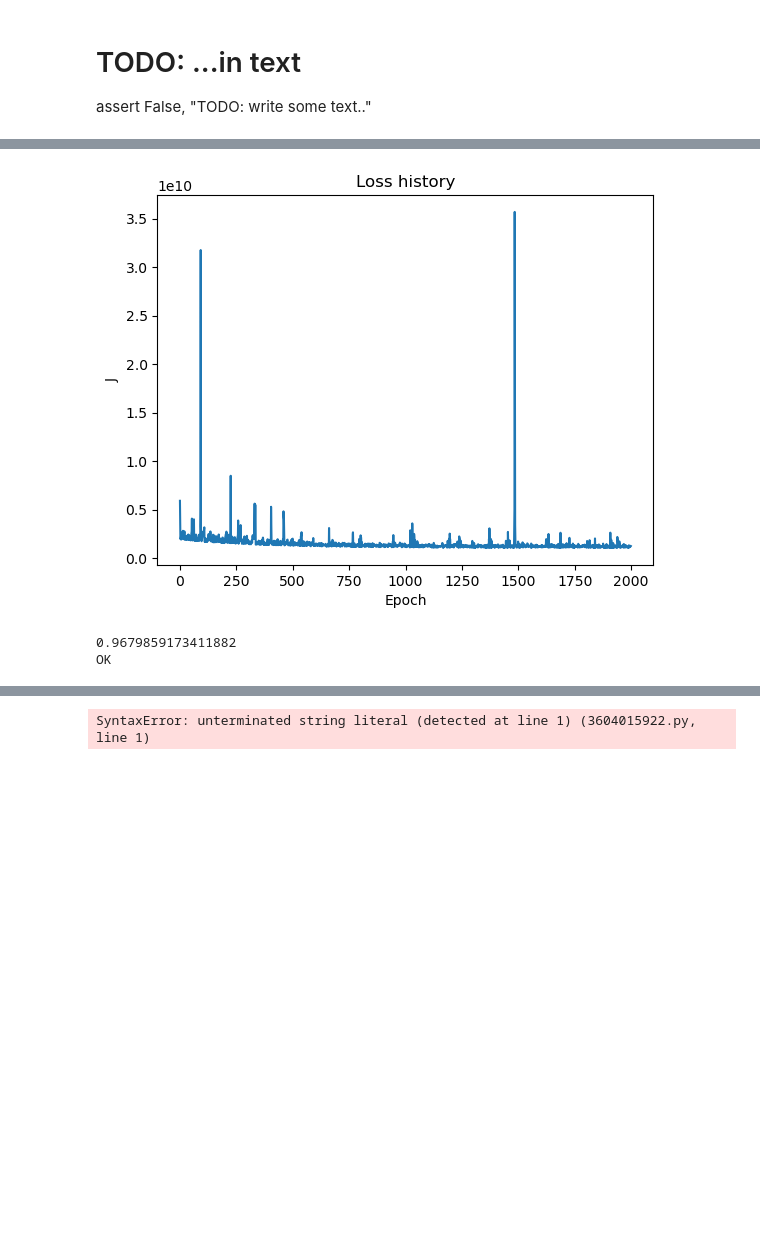
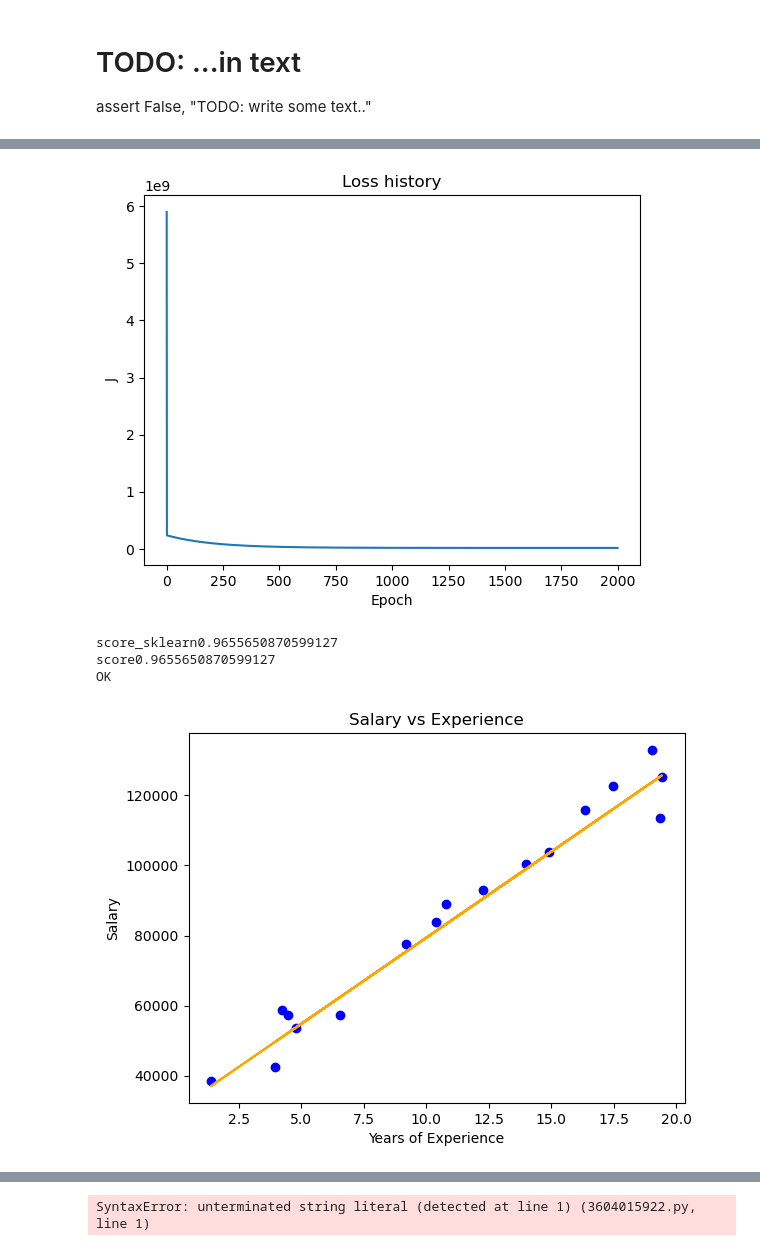
Before and after one commit to JonasGjorupEriksen/SWMAL_Group1, a Jupyter notebook: L08/learning_curves.ipynb, the cells around one changed output, grey strips where cells are left out. Cells and saved outputs as stored; diff of their text form; code cells hidden in the pictures; blank space fills up the shorter version.

Commit message:
batch gradient descent works

```diff
--- a/L08/learning_curves.ipynb
+++ b/L08/learning_curves.ipynb
@@ -52,7 +52,21 @@ class MyLinReg():
     def __str__(self):
         return "MyLinReg.__str__(): hi!"
 
-    def update_weights(self):
+    def batch_gradient_decent(self):
+        # Compute predictions for all samples
+        Y_pred = self.predict(self.X)
+
+        # Compute batch gradients
+        dW = self.X.T.dot(Y_pred - self.Y) / self.m  # Mean gradient for weights
+        db = np.mean(Y_pred - self.Y)  # Mean gradient for bias
+
+        # Update weights using full dataset gradients
+        self.W = self.W - self.eta0 * dW
+        self.b = self.b - self.eta0 * db
+
+        return self
+
+    def stocastic_gradient_decent(self):
         # Pick one random sample (stochastic)
         i = np.random.randint(0, self.m)  # Random index
         X_i = self.X[i].reshape(1, -1)  # Make it a row vector
@@ -68,8 +82,6 @@ class MyLinReg():
         # Update weights
         self.W = self.W - self.eta0 * dW
         self.b = self.b - self.eta0 * db
-
-        return self
 
     def fit(self, X, y):
         self.m, self.n = X.shape
@@ -104,18 +116,16 @@ class MyLinReg():
 
             best_loss = loss
 
-            self.update_weights()
+            self.batch_gradient_decent()
 
         return self
 
     def predict(self, X):
-        """Predict the output for given input X."""
-        return (X.dot(self.W) + self.b).flatten()
+        return X @ self.W.reshape(-1, 1) + self.b  # Ensure proper matrix multiplication
 
     def score(self, X, y_true):
         """Compute R^2 (coefficient of determination) score."""
         y_pred = self.predict(X)  # Ensure predictions are 1D
-        y_true = y_true.flatten()  # Ensure true values are also 1D
 
         ss_total = np.sum((y_true - np.mean(y_true)) ** 2)  # Total sum of squares
         ss_residual = np.sum((y_true - y_pred) ** 2)  # Residual sum of squares
@@ -126,12 +136,12 @@ class MyLinReg():
     def LossHistory(self):
         return self.loss_hist
 # %%
-#assert False, "TODO: implement a J-history function on your linear regressor.."
-
 import pandas as pd
 from sklearn.model_selection import train_test_split
 import matplotlib.pyplot as plt
 from sklearn.preprocessing import StandardScaler
+from sklearn.metrics import r2_score
+
 
 
 # Set a random seed for reproducibility
@@ -180,7 +190,19 @@ if zoom_axis:
 plt.show()
 
 score = r.score(X_test,Y_test)
-print(score)
+score_sklearn = r2_score(Y_test, r.predict(X_test))
+print(f"score_sklearn{score_sklearn}")
+print(f"score{score}")
 print("OK")
+
+Y_pred = r.predict(X_test)
+
+# Visualization on test set
+plt.scatter( X_test, Y_test, color = 'blue' )
+plt.plot( X_test, Y_pred, color = 'orange' )
+plt.title( 'Salary vs Experience' )
+plt.xlabel( 'Years of Experience' )
+plt.ylabel( 'Salary' )
+plt.show()
 # %% [output]
 Iteration 1, Loss: 5901425308.702746
@@ -203,6 +225,8 @@ Iteration 2000, Loss: 1233752152.7816427
-[figure, old version]
+[figure, new version]
-0.9679859173411882
+score_sklearn0.9655650870599127
+score0.9655650870599127
 OK
+[figure, added]
 # %% [markdown]
 ### Qc)  Early Stopping
 
```
Also changed, not shown: parts of 1 cell of this notebook.
